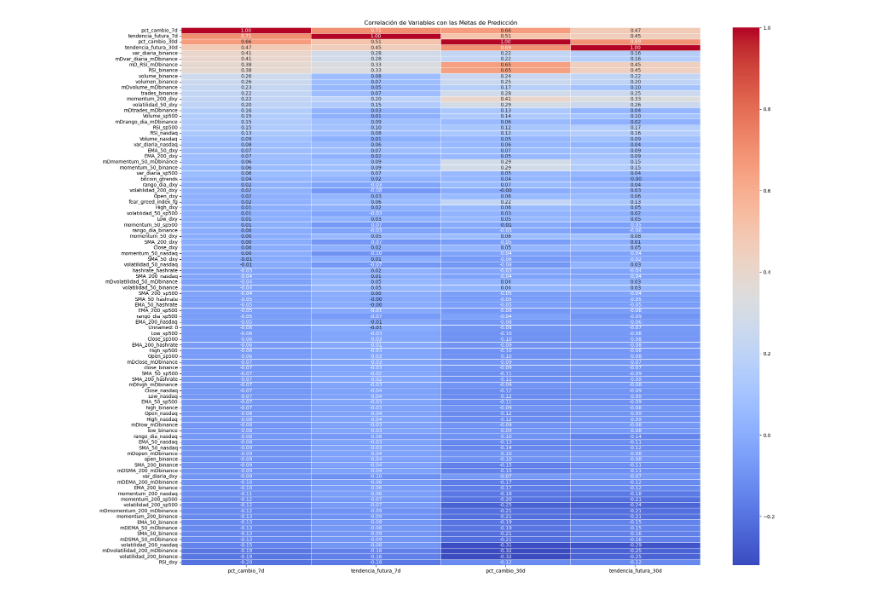
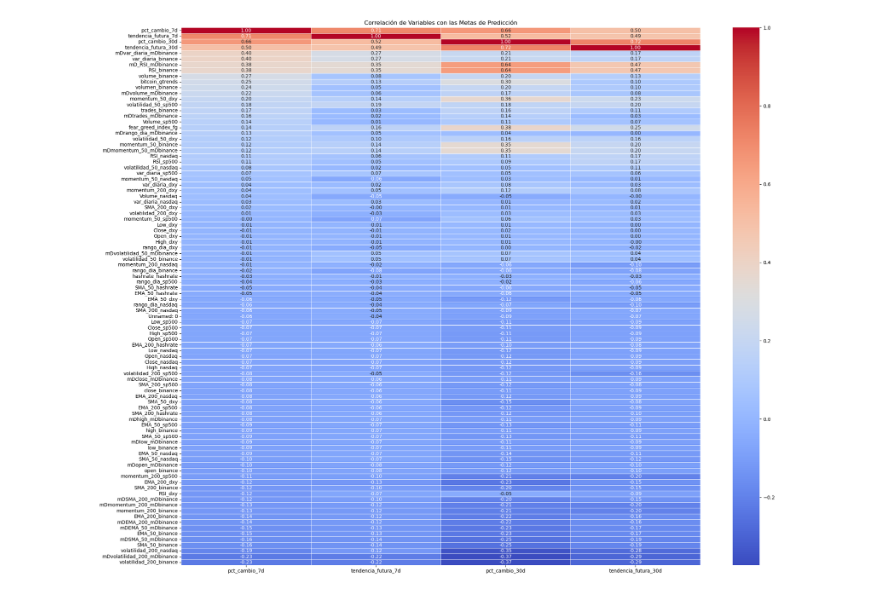
Before and after one commit to rosagomezzgil/c2425-R6, a Jupyter notebook: src/analisis/eliminacion de variables.ipynb, the cells around one changed output. Cells and saved outputs as stored; diff of their text form; code cells hidden in the pictures.

```diff
--- a/src/analisis/eliminacion de variables.ipynb
+++ b/src/analisis/eliminacion de variables.ipynb
@@ -1,22 +10,20 @@
 # %%
-import seaborn as sns
-import matplotlib.pyplot as plt
-import pandas as pd
-
 # Cargar los datos
 csv_file_path = r"../../data/limpieza/cleaned_data.csv"
-df = pd.read_csv(csv_file_path)
+df_timestamp = pd.read_csv(csv_file_path)
+
+df = df_timestamp.drop('timestamp', axis=1)
 
 # Calcular la correlación con las variables objetivo
 corr_target = df.corr()[['pct_cambio_7d', 'tendencia_futura_7d', 'pct_cambio_30d', 'tendencia_futura_30d']].sort_values(by='pct_cambio_7d', ascending=False)
 
 # Mostrar las variables más correlacionadas con las metas
 plt.figure(figsize=(24, 20))
 sns.heatmap(corr_target, annot=True, cmap="coolwarm", fmt=".2f", linewidths=0.5)
 plt.title("Correlación de Variables con las Metas de Predicción")
 plt.show()
 # %% [output]
-[figure, old version]
+[figure, new version]
 # %%
 # Lo que haremos en este código es realizar una selección de variables utilizando la información mutua (Mutual Information),
 # para identificar las características más relevantes para predecir el cambio porcentual de 7 días ('pct_cambio_7d').
```
Also changed, not shown: parts of 5 cells of this notebook, 32 other files.
